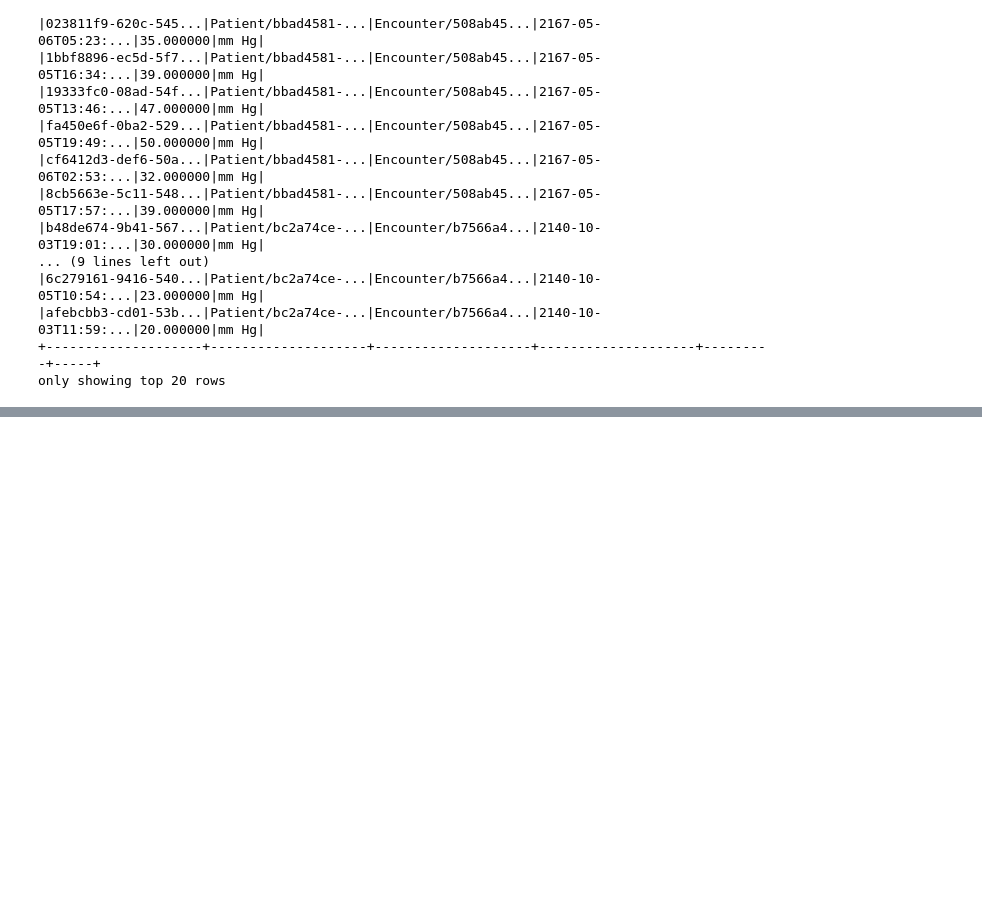
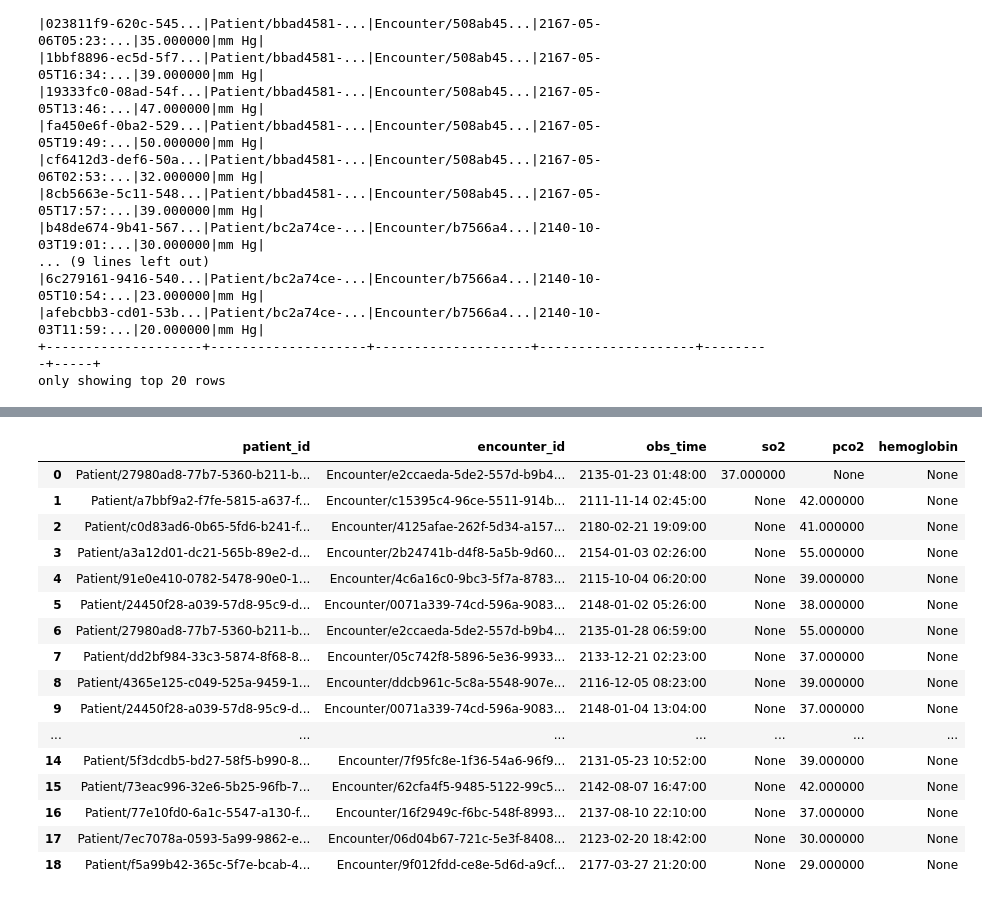
Before and after one commit to aehrc/sql-on-fhir-evaluation, a Jupyter notebook: notebooks/SOFTest.ipynb, the cells around one changed output, grey strips where cells are left out. Saved outputs shown, nothing was run; the diff lists cells and outputs as text; code cells hidden in the pictures; blank space fills up the shorter version.

```diff
--- a/notebooks/SOFTest.ipynb
+++ b/notebooks/SOFTest.ipynb
@@ -425,0 +507,34 @@ only showing top 20 rows
+# %%
+#
+# alike mimiciv_derrived.bg
+#
+derr_bg_view = spark.sql("""
+WITH ou AS (
+SELECT patient_id, encounter_id, CAST(date AS TIMESTAMP) as obs_time, value AS so2, NULL AS pco2, NULL AS hemoglobin  FROM obs_bg_so2
+UNION
+SELECT patient_id, encounter_id, CAST(date AS TIMESTAMP) as obs_time, NULL AS so2, value AS pco2, NULL AS hemoglobin FROM obs_bg_pco2
+UNION
+SELECT patient_id, encounter_id, CAST(date AS TIMESTAMP) as obs_time, NULL AS so2, NULL AS pco2, value AS hemoglobin FROM obs_bg_hemoglobin
+)
+SELECT patient_id, encounter_id, obs_time, FIRST(so2) AS so2, FIRST(pco2) AS pco2, FIRST(hemoglobin) AS hemoglobin FROM ou
+GROUP BY patient_id, encounter_id, obs_time
+""")
+derr_bg_view.sample(0.02).toPandas()
+# %% [output]
+|  | patient_id | encounter_id | obs_time | so2 | pco2 | hemoglobin |
+| 0 | Patient/27980ad8-77b7-5360-b211-b... | Encounter/e2ccaeda-5de2-557d-b9b4... | 2135-01-23 01:48:00 | 37.000000 | None | None |
+| 1 | Patient/a7bbf9a2-f7fe-5815-a637-f... | Encounter/c15395c4-96ce-5511-914b... | 2111-11-14 02:45:00 | None | 42.000000 | None |
+| 2 | Patient/c0d83ad6-0b65-5fd6-b241-f... | Encounter/4125afae-262f-5d34-a157... | 2180-02-21 19:09:00 | None | 41.000000 | None |
+| 3 | Patient/a3a12d01-dc21-565b-89e2-d... | Encounter/2b24741b-d4f8-5a5b-9d60... | 2154-01-03 02:26:00 | None | 55.000000 | None |
+| 4 | Patient/91e0e410-0782-5478-90e0-1... | Encounter/4c6a16c0-9bc3-5f7a-8783... | 2115-10-04 06:20:00 | None | 39.000000 | None |
+| 5 | Patient/24450f28-a039-57d8-95c9-d... | Encounter/0071a339-74cd-596a-9083... | 2148-01-02 05:26:00 | None | 38.000000 | None |
+| 6 | Patient/27980ad8-77b7-5360-b211-b... | Encounter/e2ccaeda-5de2-557d-b9b4... | 2135-01-28 06:59:00 | None | 55.000000 | None |
+| 7 | Patient/dd2bf984-33c3-5874-8f68-8... | Encounter/05c742f8-5896-5e36-9933... | 2133-12-21 02:23:00 | None | 37.000000 | None |
+| 8 | Patient/4365e125-c049-525a-9459-1... | Encounter/ddcb961c-5c8a-5548-907e... | 2116-12-05 08:23:00 | None | 39.000000 | None |
+| 9 | Patient/24450f28-a039-57d8-95c9-d... | Encounter/0071a339-74cd-596a-9083... | 2148-01-04 13:04:00 | None | 37.000000 | None |
+| ... | ... | ... | ... | ... | ... | ... |
+| 14 | Patient/5f3dcdb5-bd27-58f5-b990-8... | Encounter/7f95fc8e-1f36-54a6-96f9... | 2131-05-23 10:52:00 | None | 39.000000 | None |
+| 15 | Patient/73eac996-32e6-5b25-96fb-7... | Encounter/62cfa4f5-9485-5122-99c5... | 2142-08-07 16:47:00 | None | 42.000000 | None |
+| 16 | Patient/77e10fd0-6a1c-5547-a130-f... | Encounter/16f2949c-f6bc-548f-8993... | 2137-08-10 22:10:00 | None | 37.000000 | None |
+| 17 | Patient/7ec7078a-0593-5a99-9862-e... | Encounter/06d04b67-721c-5e3f-8408... | 2123-02-20 18:42:00 | None | 30.000000 | None |
+| 18 | Patient/f5a99b42-365c-5f7e-bcab-4... | Encounter/9f012fdd-ce8e-5d6d-a9cf... | 2177-03-27 21:20:00 | None | 29.000000 | None |
```
Also changed, not shown: parts of 25 cells of this notebook, 15 other files.
